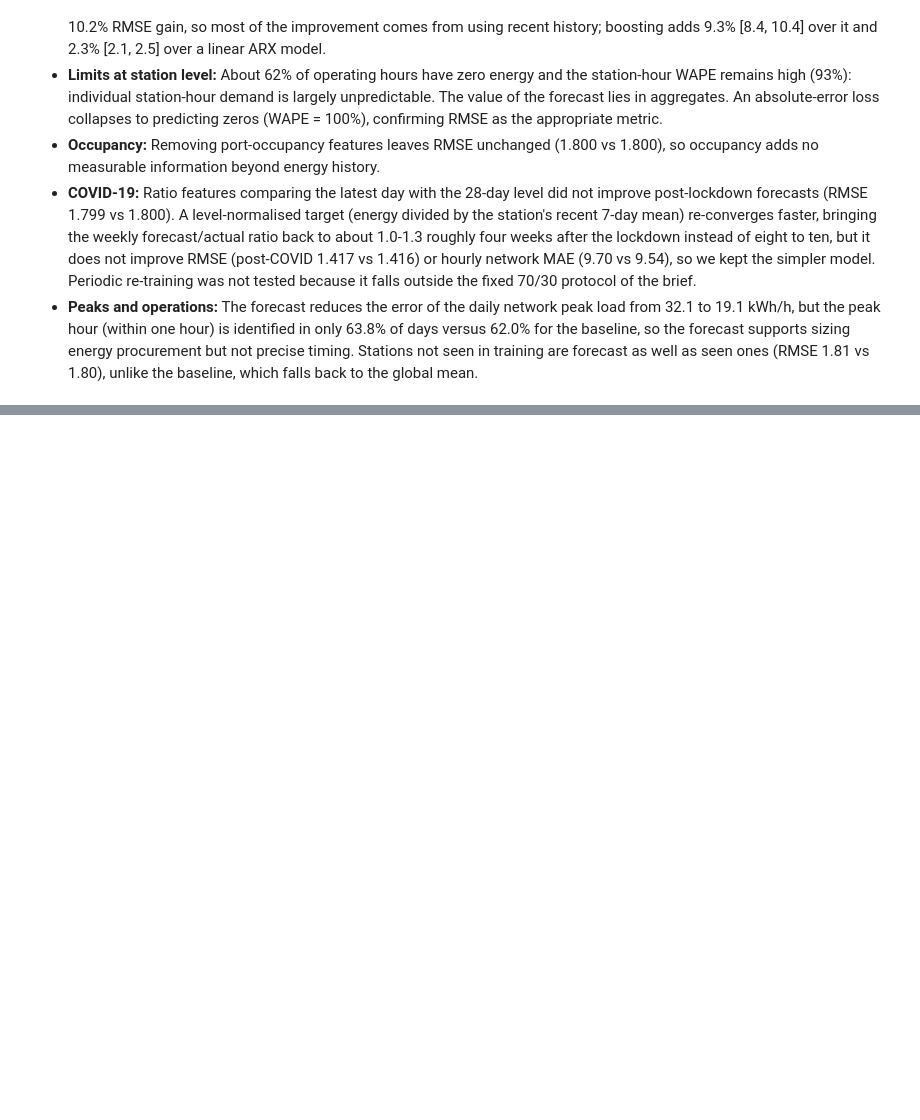
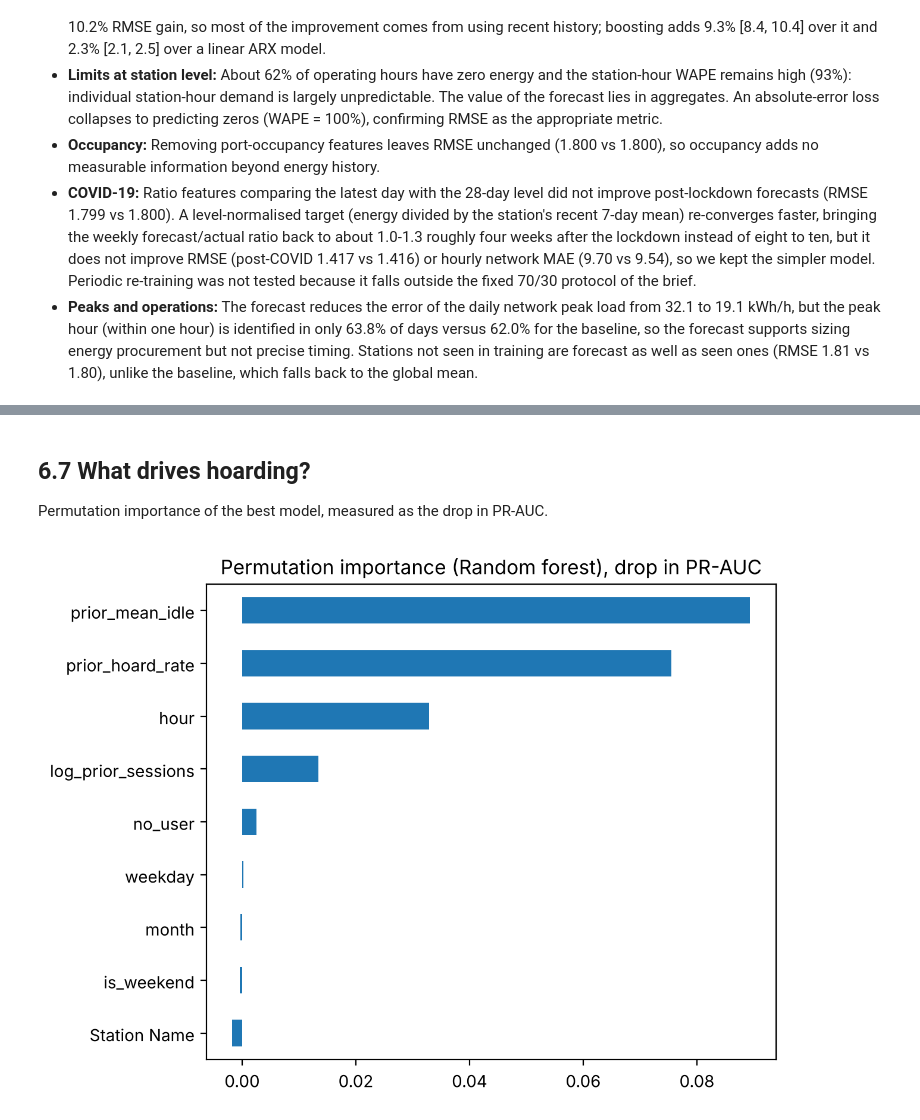
Before and after one commit to FridaGi/ITBA, a Jupyter notebook: ITBA_Project.ipynb, the cells around one changed output, grey strips where cells are left out. Cells and saved outputs as stored; diff of their text form; code cells hidden in the pictures; blank space fills up the shorter version.

```diff
--- a/ITBA_Project.ipynb
+++ b/ITBA_Project.ipynb
@@ -1452,0 +1517,19 @@ seen  {'baseline': 2.189, 'naive4w': 1.986, 'ridge': 1.845, 'gb': 1.798}
+# %%
+hd = hd.sort_values("Start Date").reset_index(drop=True)
+hd["hour"] = hd["Start Date"].dt.hour
+hd["weekday"] = hd["Start Date"].dt.dayofweek
+hd["month"] = hd["Start Date"].dt.month
+hd["is_weekend"] = (hd["weekday"] >= 5).astype(int)
+
+g = hd.groupby("User ID")
+hd["prior_sessions"] = g.cumcount().fillna(0)        # rows without a user ID: no history
+hd["prior_hoard_rate"] = g["Hoarding"].transform(lambda s: s.shift().expanding().mean())
+hd["prior_mean_idle"] = g["Idle Hours"].transform(lambda s: s.shift().expanding().mean())
+hd["no_user"] = hd["User ID"].isna().astype(int)
+hd[["prior_hoard_rate", "prior_mean_idle"]] = hd[["prior_hoard_rate", "prior_mean_idle"]].fillna(
+    hd.loc[hd["Start Date"] <= hd["Start Date"].quantile(0.7), "Hoarding"].mean())   # unknown history -> training mean
+hd["log_prior_sessions"] = np.log1p(hd["prior_sessions"])                           # skewed variable -> log
+
+num_cols = ["log_prior_sessions", "prior_hoard_rate", "prior_mean_idle"]
+cat_cols = ["hour", "weekday", "month", "Station Name"]
+bin_cols = ["is_weekend", "no_user"]
@@ -1452,0 +1540,9 @@ seen  {'baseline': 2.189, 'naive4w': 1.986, 'ridge': 1.845, 'gb': 1.798}
+# %%
+cut = hd["Start Date"].quantile(0.7)
+train = hd[hd["Start Date"] <= cut]
+test = hd[hd["Start Date"] > cut]
+print("Cutoff:", cut, "| train:", len(train), "| test:", len(test))
+print("Hoarding rate train / test:", round(train.Hoarding.mean(), 3), round(test.Hoarding.mean(), 3))
+
+vcut = train["Start Date"].quantile(0.8)
+core, val = train[train["Start Date"] <= vcut], train[train["Start Date"] > vcut]
@@ -1452,0 +1607,14 @@ seen  {'baseline': 2.189, 'naive4w': 1.986, 'ridge': 1.845, 'gb': 1.798}
+# %% [markdown]
+## 6.7 What drives hoarding?
+
+Permutation importance of the best model, measured as the drop in PR-AUC.
+# %%
+from sklearn.inspection import permutation_importance
+best = results.drop(index="Baseline: user's past hoarding rate")["PR-AUC"].idxmax()
+sample = test.sample(20000, random_state=42)
+imp = permutation_importance(fitted[best], sample[feat], sample["Hoarding"], scoring="average_precision",
+                             n_repeats=5, random_state=42, n_jobs=-1)
+imp = pd.Series(imp.importances_mean, index=feat).sort_values()
+imp.plot.barh(title=f"Permutation importance ({best}), drop in PR-AUC"); plt.tight_layout(); plt.show()
+# %% [output]
+[figure, added]
```
Also changed, not shown: parts of 18 cells of this notebook.
